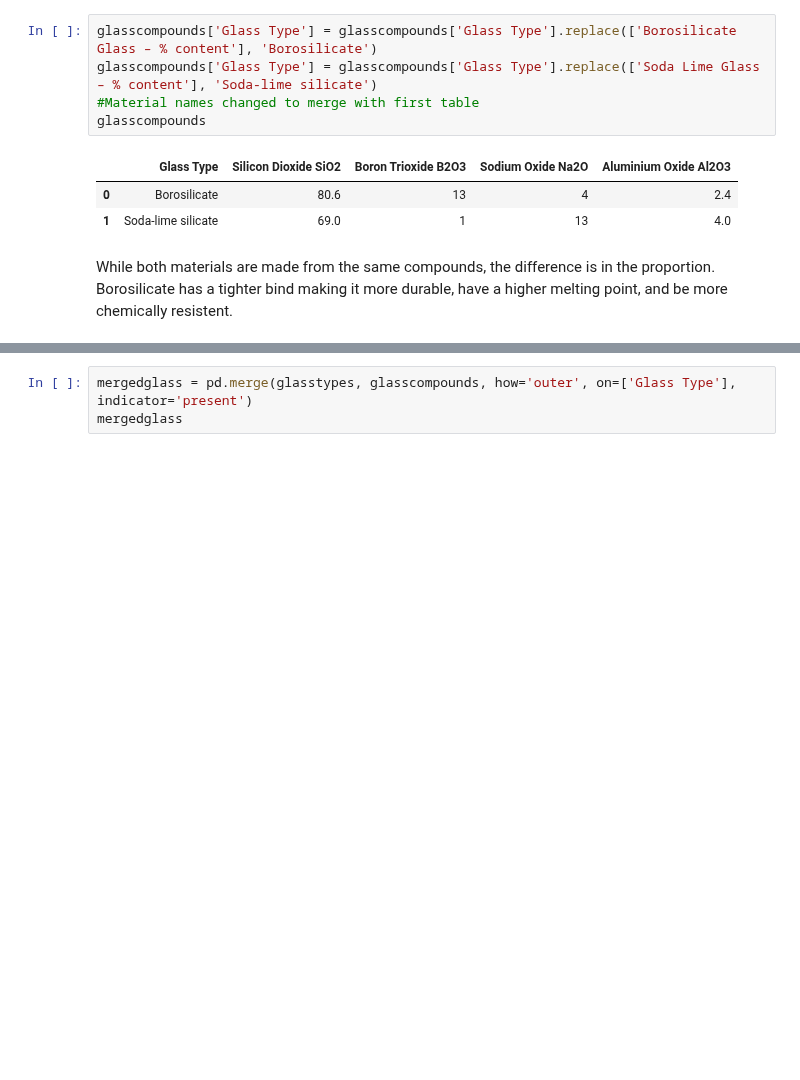
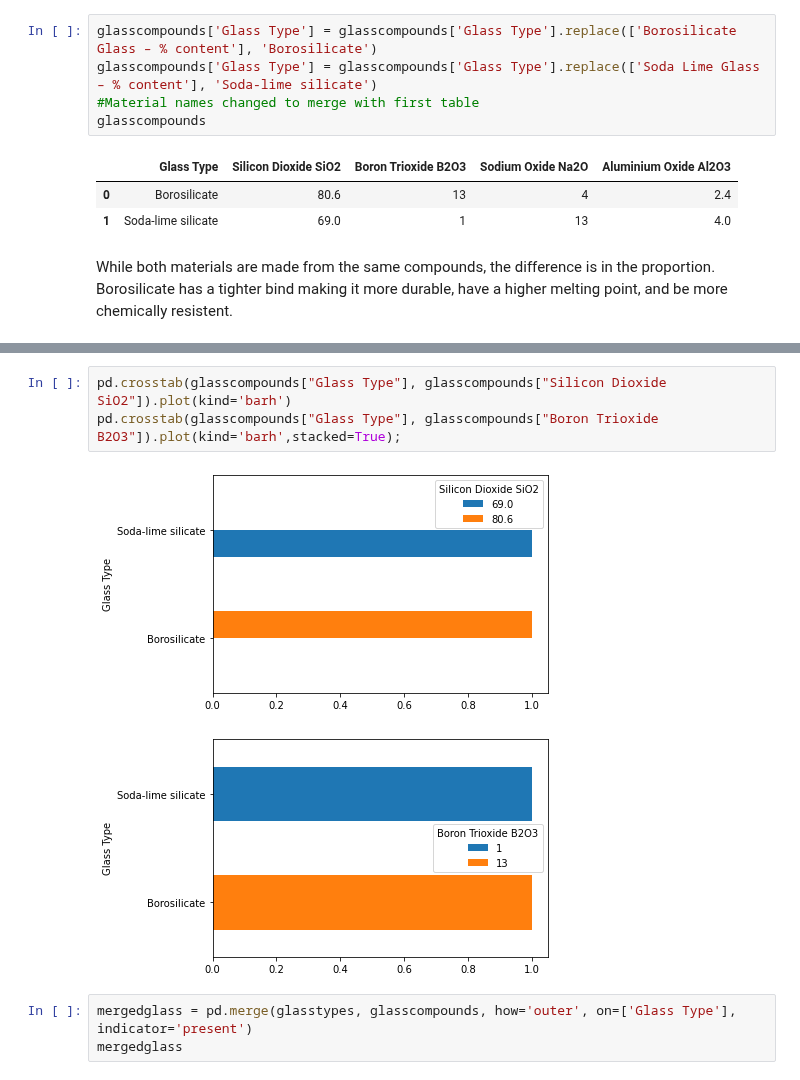
Before and after one commit to khagerthey/VIS1, a Jupyter notebook: Glass_vs_Plastic_Merge.ipynb, the cells around one changed output, grey strips where cells are left out. Saved outputs shown, nothing was run; the diff lists cells and outputs as text; blank space fills up the shorter version.

```diff
--- a/Glass_vs_Plastic_Merge.ipynb
+++ b/Glass_vs_Plastic_Merge.ipynb
@@ -384,3 +398,9 @@ While both materials are made from the same compounds, the difference is in the
+# %%
+pd.crosstab(glasscompounds["Glass Type"], glasscompounds["Silicon Dioxide SiO2"]).plot(kind='barh')
+pd.crosstab(glasscompounds["Glass Type"], glasscompounds["Boron Trioxide B2O3"]).plot(kind='barh',stacked=True);
+# %% [output]
+[figure, added]
+[figure, added]
 # %%
 mergedglass = pd.merge(glasstypes, glasscompounds, how='outer', on=['Glass Type'], indicator='present')
 mergedglass
```
Also changed, not shown: parts of 2 cells of this notebook.
